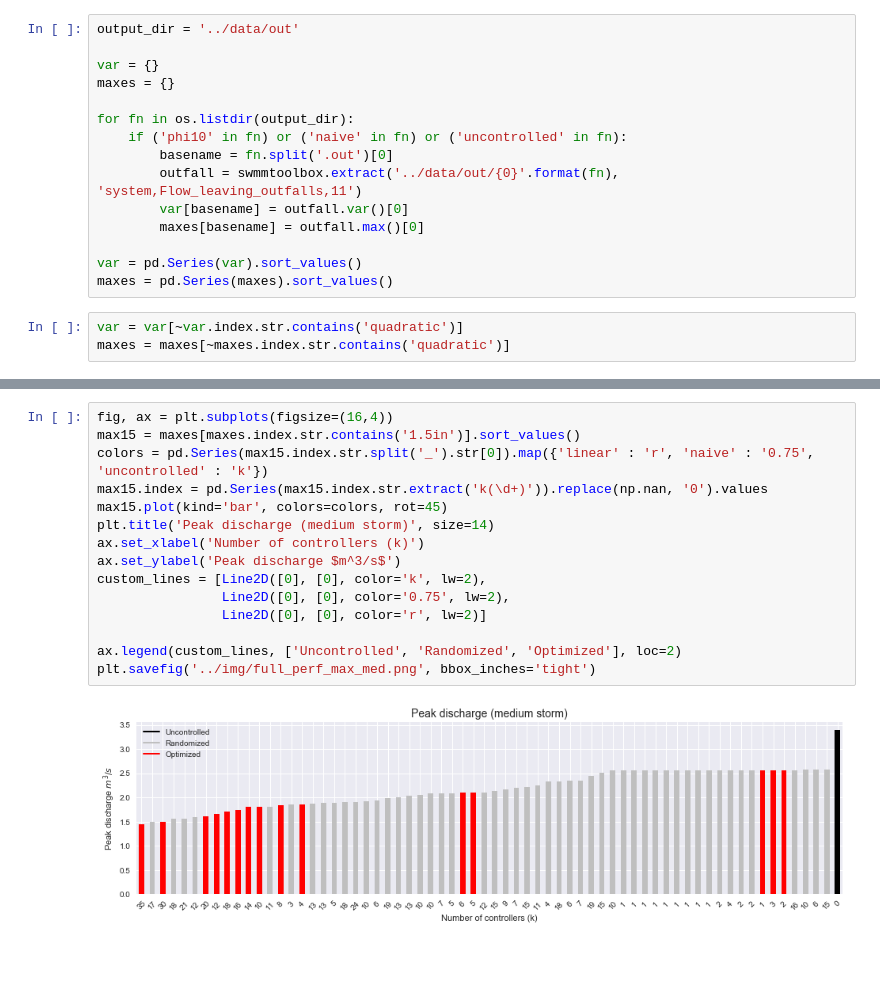
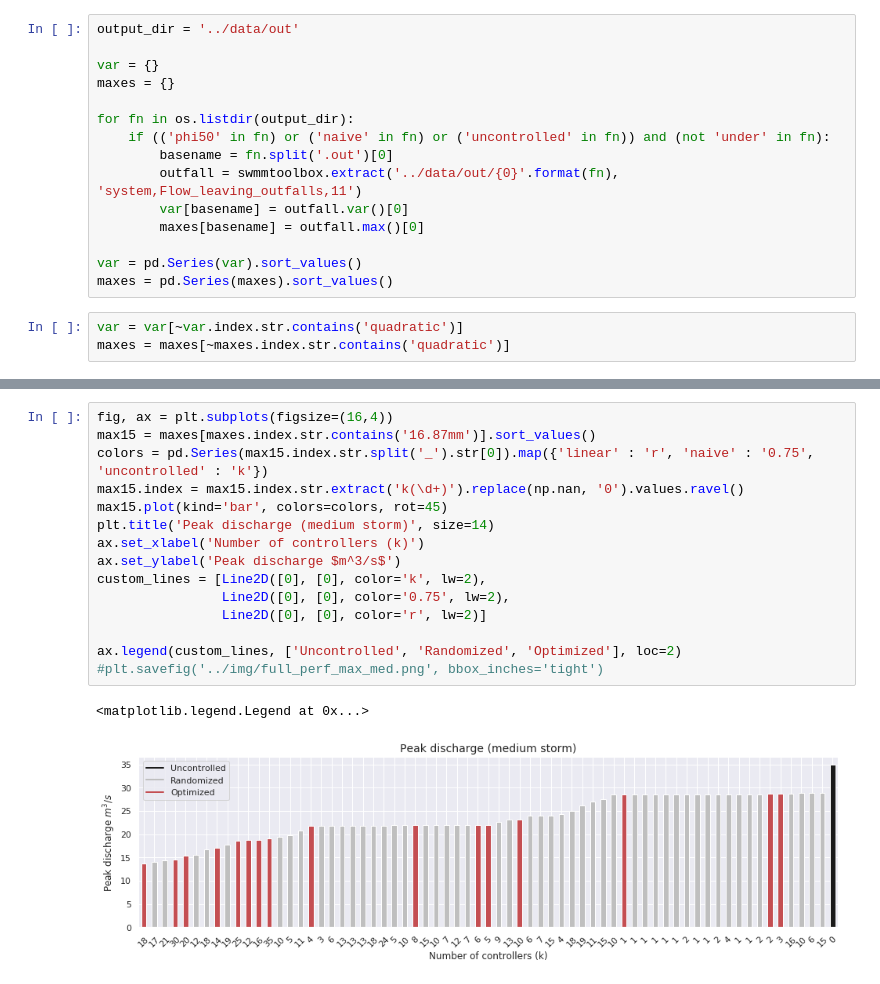
Before and after one commit to Mark-S-Bartlett/hydraulic-controller-placement, a Jupyter notebook: notebooks/FIG_full_performance.ipynb, the cells around one changed output, grey strips where cells are left out. Saved outputs shown, nothing was run; the diff lists cells and outputs as text; blank space fills up the shorter version.

```diff
--- a/notebooks/FIG_full_performance.ipynb
+++ b/notebooks/FIG_full_performance.ipynb
@@ -26,7 +26,7 @@ var = {}
 maxes = {}
 
 for fn in os.listdir(output_dir):
-    if ('phi10' in fn) or ('naive' in fn) or ('uncontrolled' in fn):
+    if (('phi50' in fn) or ('naive' in fn) or ('uncontrolled' in fn)) and (not 'under' in fn):
         basename = fn.split('.out')[0]
         outfall = swmmtoolbox.extract('../data/out/{0}'.format(fn), 'system,Flow_leaving_outfalls,11')
         var[basename] = outfall.var()[0]
@@ -108,19 +112,20 @@ plt.savefig('../img/full_perf_max_small.png', bbox_inches='tight')
 # %%
 fig, ax = plt.subplots(figsize=(16,4))
-max15 = maxes[maxes.index.str.contains('1.5in')].sort_values()
+max15 = maxes[maxes.index.str.contains('16.87mm')].sort_values()
 colors = pd.Series(max15.index.str.split('_').str[0]).map({'linear' : 'r', 'naive' : '0.75', 'uncontrolled' : 'k'})
-max15.index = pd.Series(max15.index.str.extract('k(\d+)')).replace(np.nan, '0').values
+max15.index = max15.index.str.extract('k(\d+)').replace(np.nan, '0').values.ravel()
 max15.plot(kind='bar', colors=colors, rot=45)
 plt.title('Peak discharge (medium storm)', size=14)
 ax.set_xlabel('Number of controllers (k)')
 ax.set_ylabel('Peak discharge $m^3/s$')
 custom_lines = [Line2D([0], [0], color='k', lw=2),
                 Line2D([0], [0], color='0.75', lw=2),
                 Line2D([0], [0], color='r', lw=2)]
 
 ax.legend(custom_lines, ['Uncontrolled', 'Randomized', 'Optimized'], loc=2)
-plt.savefig('../img/full_perf_max_med.png', bbox_inches='tight')
+#plt.savefig('../img/full_perf_max_med.png', bbox_inches='tight')
 # %% [output]
+<matplotlib.legend.Legend at 0x...>
-[figure, old version]
+[figure, new version]
 # %%
 fig, ax = plt.subplots(figsize=(16,4))
```
Also changed, not shown: parts of 5 cells of this notebook, 12 other files.
